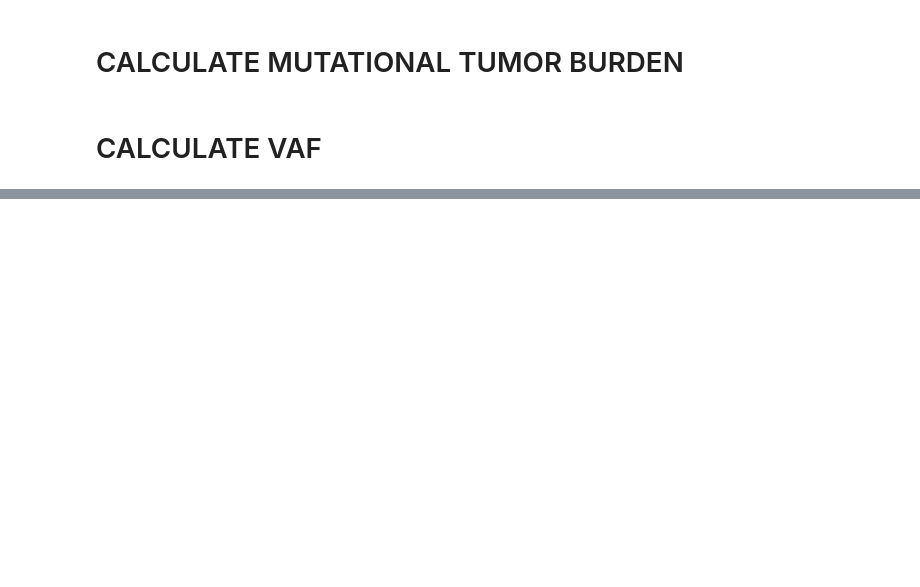
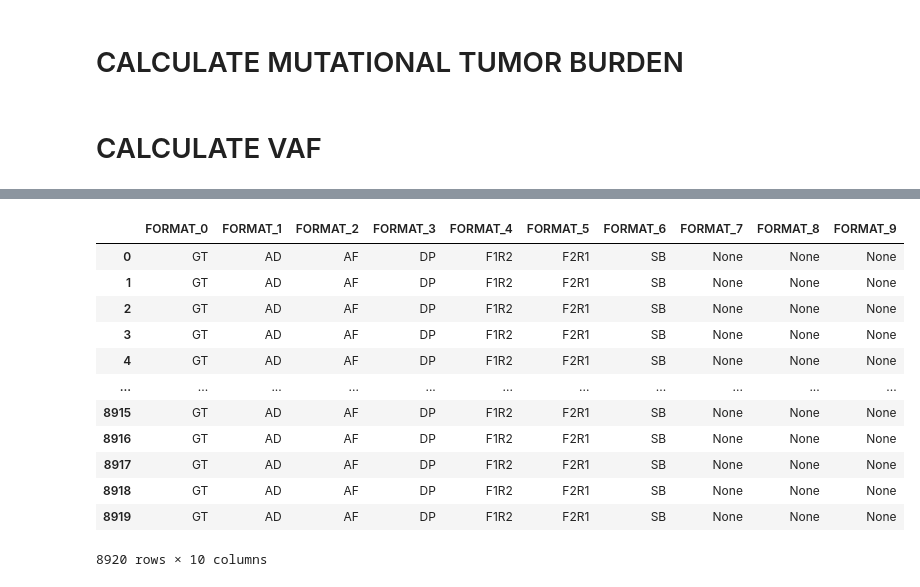
Before and after one commit to YussAb/AnnotatedvcfParser, a Jupyter notebook: CleaningData.ipynb, the cells around one changed output, grey strips where cells are left out. Cells and saved outputs as stored; diff of their text form; code cells hidden in the pictures; blank space fills up the shorter version.

```diff
--- a/CleaningData.ipynb
+++ b/CleaningData.ipynb
@@ -130,0 +164,17 @@ vcfFileTransplittedPipe[vcfFileTransplittedPipe["POS"] == "115000264"]
+# %%
+#a = vcfFileTransplittedPipe.FORMAT.str.split(':').tolist()
+pd.DataFrame(vcfFileTransplittedPipe.FORMAT.str.split(':').values.tolist()).add_prefix('FORMAT_')
+# %% [output]
+|  | FORMAT_0 | FORMAT_1 | FORMAT_2 | FORMAT_3 | FORMAT_4 | FORMAT_5 | FORMAT_6 | FORMAT_7 | FORMAT_8 | FORMAT_9 |
+| 0 | GT | AD | AF | DP | F1R2 | F2R1 | SB | None | None | None |
+| 1 | GT | AD | AF | DP | F1R2 | F2R1 | SB | None | None | None |
+| 2 | GT | AD | AF | DP | F1R2 | F2R1 | SB | None | None | None |
+| 3 | GT | AD | AF | DP | F1R2 | F2R1 | SB | None | None | None |
+| 4 | GT | AD | AF | DP | F1R2 | F2R1 | SB | None | None | None |
+| ... | ... | ... | ... | ... | ... | ... | ... | ... | ... | ... |
+| 8915 | GT | AD | AF | DP | F1R2 | F2R1 | SB | None | None | None |
+| 8916 | GT | AD | AF | DP | F1R2 | F2R1 | SB | None | None | None |
+| 8917 | GT | AD | AF | DP | F1R2 | F2R1 | SB | None | None | None |
+| 8918 | GT | AD | AF | DP | F1R2 | F2R1 | SB | None | None | None |
+| 8919 | GT | AD | AF | DP | F1R2 | F2R1 | SB | None | None | None |
+8920 rows × 10 columns
```
Also changed, not shown: parts of 4 cells of this notebook, 1 other file.
